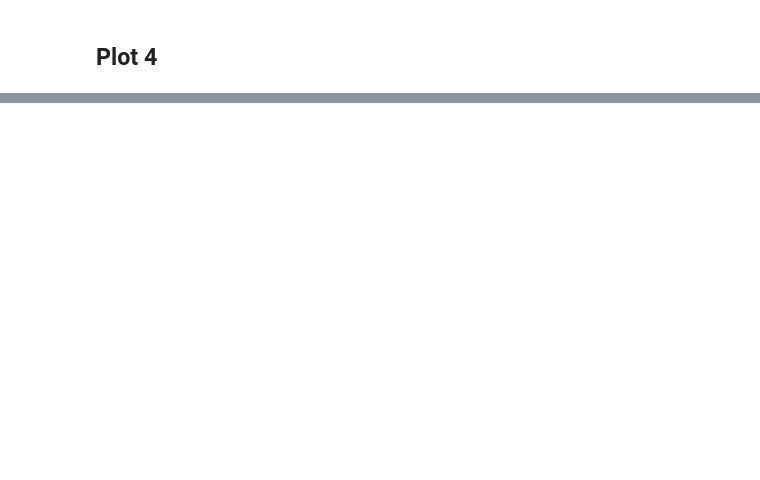
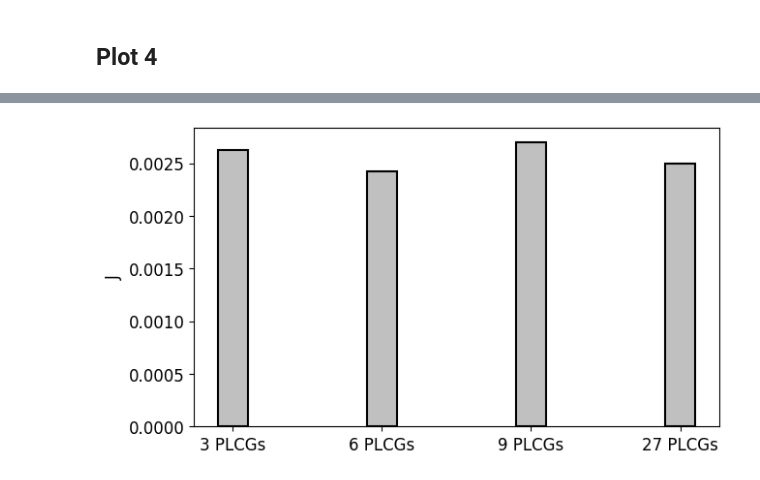
Before and after one commit to gohar94/dlh-project, a Jupyter notebook: workspace/final-project/scripts/plotter.ipynb, the cells around one changed output, grey strips where cells are left out. Saved outputs shown, nothing was run; the diff lists cells and outputs as text; code cells hidden in the pictures; blank space fills up the shorter version.

```diff
--- a/workspace/final-project/scripts/plotter.ipynb
+++ b/workspace/final-project/scripts/plotter.ipynb
@@ -197,0 +280,34 @@ for i, category in enumerate(categories):
+# %%
+total_time = [[], [], [], []]
+total_energy = [[], [], [], []]
+
+for e, exp in enumerate(experiments):
+    for layer_stats in exp:
+        total_time[e].append( 1e3 * 1e-9 * (layer_stats['Cycles'])/5 )
+        total_energy[e].append( 1e-6 * layer_stats['Energy'] )
+
+times = []
+energies = []
+
+for (t, e) in zip(total_time, total_energy):
+    times.append(sum(t)/len(t))
+    energies.append(sum(e)/len(e))
+# %%
+bar_width = 0.2
+rs = [0.2, 1.2, 2.2, 3.2]
+
+
+fig, ax1 = plt.subplots(figsize=(7, 4))
+
+for e in range(len(experiments)):
+    bars = ax1.bar(
+        rs[e], energies[e], color='silver',
+        width=bar_width, edgecolor='black', linewidth=1.5,
+    )
+
+ax1.set_xticks([r + bar_width for r in range(4)], experiment_names)
+ax1.set_ylabel("J")
+
+fig.savefig('../figures/plot6/average_energy.pdf')
+# %% [output]
+[figure, added]
```
Also changed, not shown: parts of 14 cells of this notebook, 16 other files.
